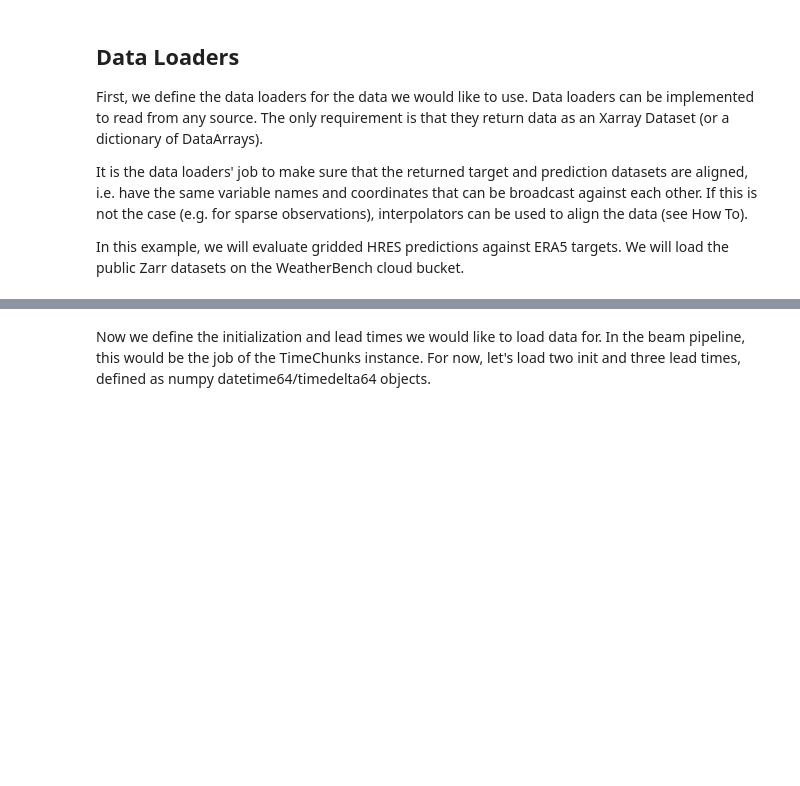
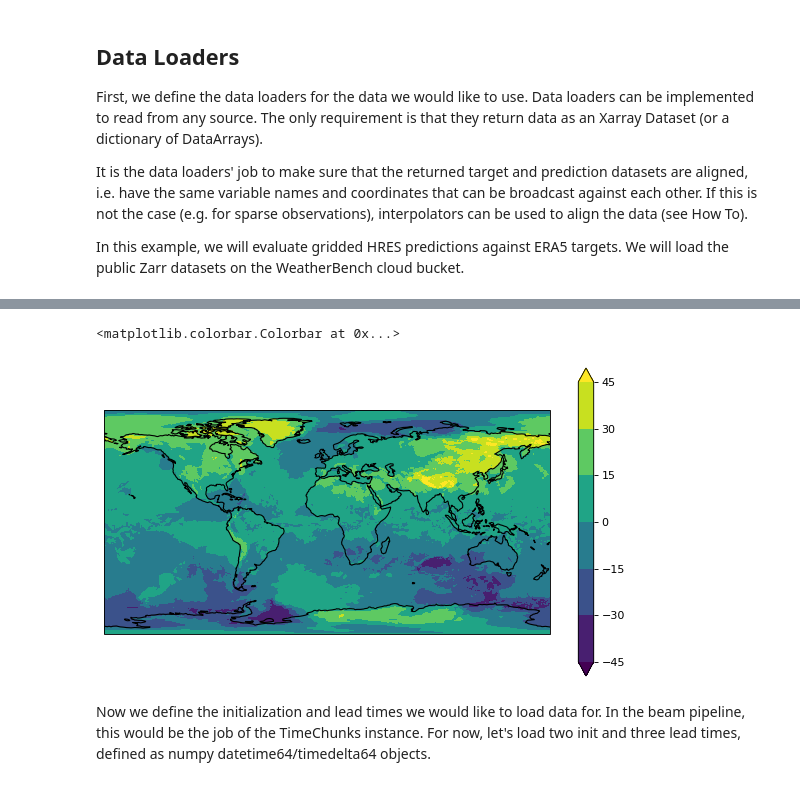
Before and after one commit to amangupta2/ai_weather, a Jupyter notebook: docs/source/wbx_quickstart.ipynb, the cells around one changed output, grey strips where cells are left out. Saved outputs shown, nothing was run; the diff lists cells and outputs as text; code cells hidden in the pictures; blank space fills up the shorter version.

```diff
--- a/docs/source/wbx_quickstart.ipynb
+++ b/docs/source/wbx_quickstart.ipynb
@@ -165,0 +171,10 @@ Coordinates:
+# %%
+fig=plt.figure(figsize=(9, 5), dpi= 80, facecolor='w', edgecolor='k')
+ax = plt.axes(projection=ccrs.PlateCarree())
+ax.coastlines(linewidth=1)
+
+C=plt.contourf(lon,lat,t_hres[0,:,:] - t_era5[0,:,:], extend='both')
+plt.colorbar()
+# %% [output]
+<matplotlib.colorbar.Colorbar at 0x...>
+[figure, added]
```
Also changed, not shown: parts of 4 cells of this notebook.
